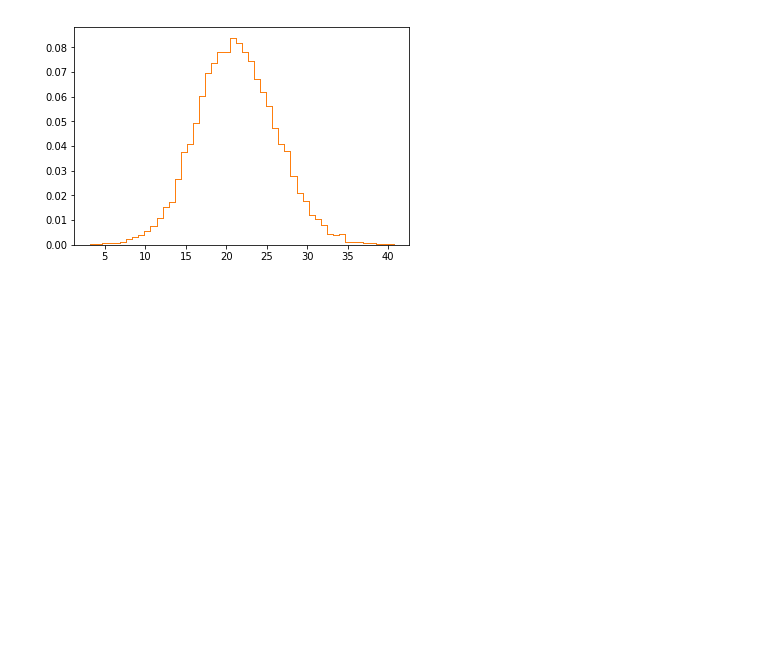
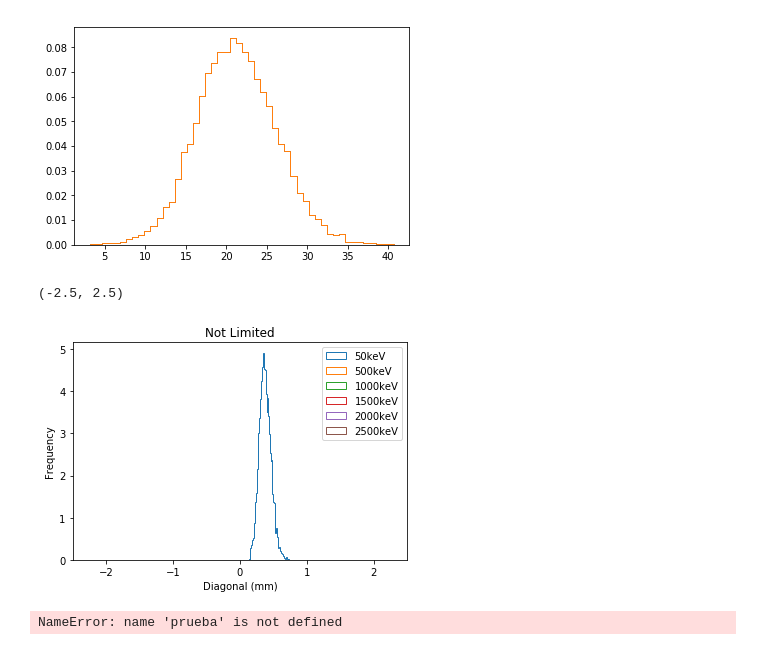
Before and after one commit to MiryamMV/e_msc, a Jupyter notebook: comp_energies.ipynb, the cells around one changed output. Cells and saved outputs as stored; diff of their text form; code cells hidden in the pictures; blank space fills up the shorter version.

```diff
--- a/comp_energies.ipynb
+++ b/comp_energies.ipynb
@@ -139,7 +139,7 @@ dist_2000_nolim = pd.DataFrame({'xdist': df_2000_nolim.groupby('event_number')['
 # %%
 dist_2500_nolim = pd.DataFrame({'xdist': df_2500_nolim.groupby('event_number')['x'].max() - df_2500_nolim.groupby('event_number')['x'].min(),
                                 'ydist': df_2500_nolim.groupby('event_number')['y'].max() - df_2500_nolim.groupby('event_number')['y'].min(),
-                                'zdist': df_2500_nolim.groupby('event_number')['z'].max() - df_2500_nolim.groupby('event_number')['z'].min()}
+                                'zdist': df_2500_nolim.groupby('event_number')['z'].max() - df_2500_nolim.groupby('event_number')['z'].min()})
 # %%
 dist_50_nolim  ['diag'] = dist_50_nolim  .apply(diagonal, axis=1)
 dist_500_nolim ['diag'] = dist_500_nolim .apply(diagonal, axis=1)
@@ -150,13 +150,20 @@ dist_2500_nolim['diag'] = dist_2500_nolim.apply(diagonal, axis=1)
 # %%
 plt.hist(dist_50_nolim  .diag, bins=50, histtype="step", density=True, label="50keV"  )
 plt.hist(dist_500_nolim .diag, bins=50, histtype="step", density=True, label="500keV" )
 plt.hist(dist_1000_nolim.diag, bins=50, histtype="step", density=True, label="1000keV")
 plt.hist(dist_1500_nolim.diag, bins=50, histtype="step", density=True, label="1500keV")
 plt.hist(dist_2000_nolim.diag, bins=50, histtype="step", density=True, label="2000keV")
 plt.hist(dist_2500_nolim.diag, bins=50, histtype="step", density=True, label="2500keV")
 plt.legend()
 plt.title("Not Limited")
 plt.xlabel("Diagonal (mm)")
 plt.ylabel("Frequency")
-#plt.xlim(0,50)
-#plt.ylim(0,0.002)
+plt.xlim(-2.5,2.5)
+#plt.ylim(0,0.5)
+# %% [output]
+(-2.5, 2.5)
+[figure, added]
+# %%
+prueba
+# %% [output]
+NameError: name 'prueba' is not defined
```
Also changed, not shown: 1 other file.
